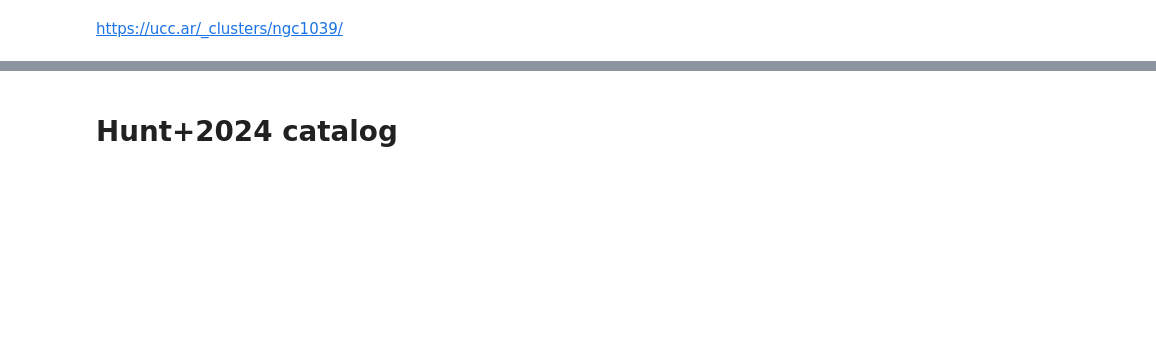
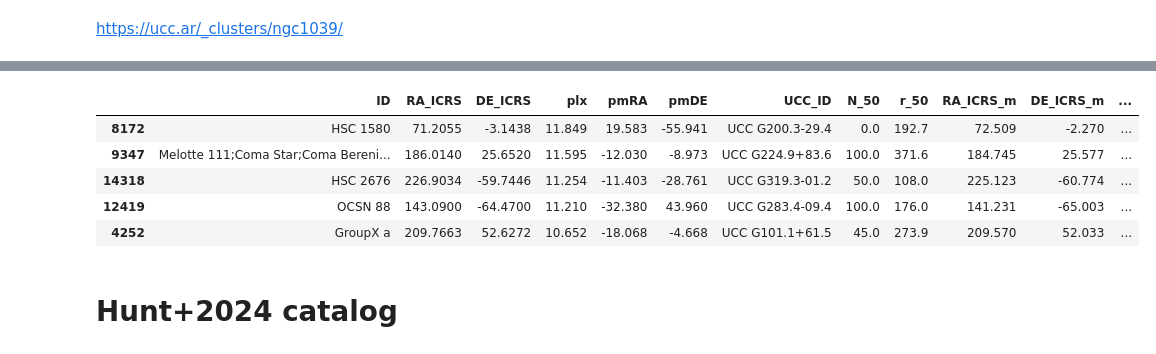
Before and after one commit to jpdeleon/wakai, a Jupyter notebook: notebooks/cluster_catalog.ipynb, the cells around one changed output, grey strips where cells are left out. Saved outputs shown, nothing was run; the diff lists cells and outputs as text; code cells hidden in the pictures; blank space fills up the shorter version.

```diff
--- a/notebooks/cluster_catalog.ipynb
+++ b/notebooks/cluster_catalog.ipynb
@@ -98,0 +136,9 @@ Text(0.5, 0.98, 'NGC 1039')
+# %%
+df.sort_values(by="plx", ascending=False).iloc[10:15]
+# %% [output]
+|  | ID | RA_ICRS | DE_ICRS | plx | pmRA | pmDE | UCC_ID | N_50 | r_50 | RA_ICRS_m | DE_ICRS_m | ... |
+| 8172 | HSC 1580 | 71.2055 | -3.1438 | 11.849 | 19.583 | -55.941 | UCC G200.3-29.4 | 0.0 | 192.7 | 72.509 | -2.270 | ... |
+| 9347 | Melotte 111;Coma Star;Coma Bereni... | 186.0140 | 25.6520 | 11.595 | -12.030 | -8.973 | UCC G224.9+83.6 | 100.0 | 371.6 | 184.745 | 25.577 | ... |
+| 14318 | HSC 2676 | 226.9034 | -59.7446 | 11.254 | -11.403 | -28.761 | UCC G319.3-01.2 | 50.0 | 108.0 | 225.123 | -60.774 | ... |
+| 12419 | OCSN 88 | 143.0900 | -64.4700 | 11.210 | -32.380 | 43.960 | UCC G283.4-09.4 | 100.0 | 176.0 | 141.231 | -65.003 | ... |
+| 4252 | GroupX a | 209.7663 | 52.6272 | 10.652 | -18.068 | -4.668 | UCC G101.1+61.5 | 45.0 | 273.9 | 209.570 | 52.033 | ... |
```
Also changed, not shown: parts of 15 cells of this notebook, 23 other files.
